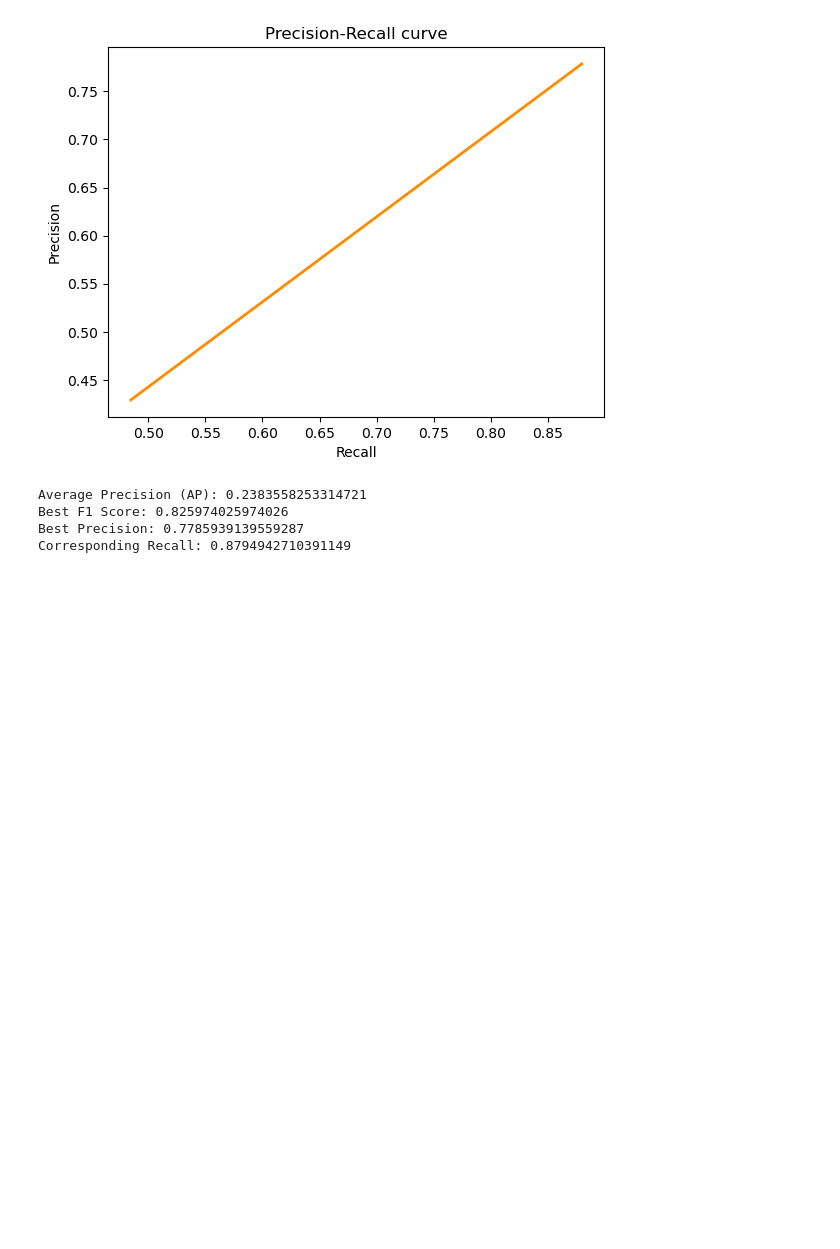
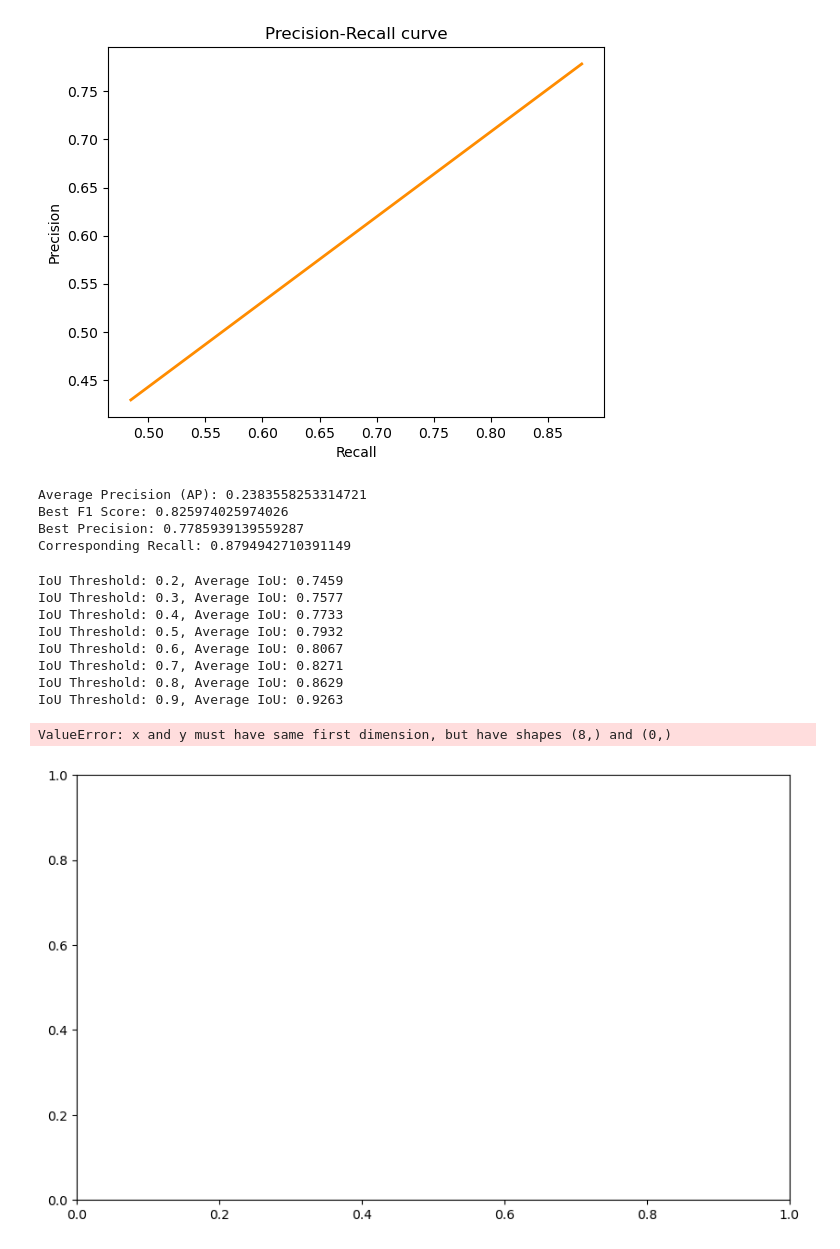
Before and after one commit to PranavMishra17/Microscopy_Seg_CVProjectFall23, a Jupyter notebook: Fast R-CNN.ipynb, the cells around one changed output. Cells and saved outputs as stored; diff of their text form; code cells hidden in the pictures; blank space fills up the shorter version.

```diff
--- a/Fast R-CNN.ipynb
+++ b/Fast R-CNN.ipynb
@@ -1360,3 +1515,23 @@ Average Precision (AP): 0.2383558253314721
 Best F1 Score: 0.825974025974026
 Best Precision: 0.7785939139559287
 Corresponding Recall: 0.8794942710391149
+# %%
+# Evaluate the model at different IoU thresholds
+iou_thresholds = np.arange(0.2, 1.0, 0.1)  # From 0.2 to 0.9
+iou_scores3 = []
+
+for iou_thresh in iou_thresholds:
+    average_iou = calculate_average_iou(model_densenet, val_loader, device, iou_threshold=iou_thresh)
+    iou_scores.append(average_iou)
+    print(f"IoU Threshold: {iou_thresh:.1f}, Average IoU: {average_iou:.4f}")
+# %% [output]
+IoU Threshold: 0.2, Average IoU: 0.7459
+IoU Threshold: 0.3, Average IoU: 0.7577
+IoU Threshold: 0.4, Average IoU: 0.7733
+IoU Threshold: 0.5, Average IoU: 0.7932
+IoU Threshold: 0.6, Average IoU: 0.8067
+IoU Threshold: 0.7, Average IoU: 0.8271
+IoU Threshold: 0.8, Average IoU: 0.8629
+IoU Threshold: 0.9, Average IoU: 0.9263
+ValueError: x and y must have same first dimension, but have shapes (8,) and (0,)
+[figure, added]
```
Also changed, not shown: parts of 12 cells of this notebook, 1 other file.
